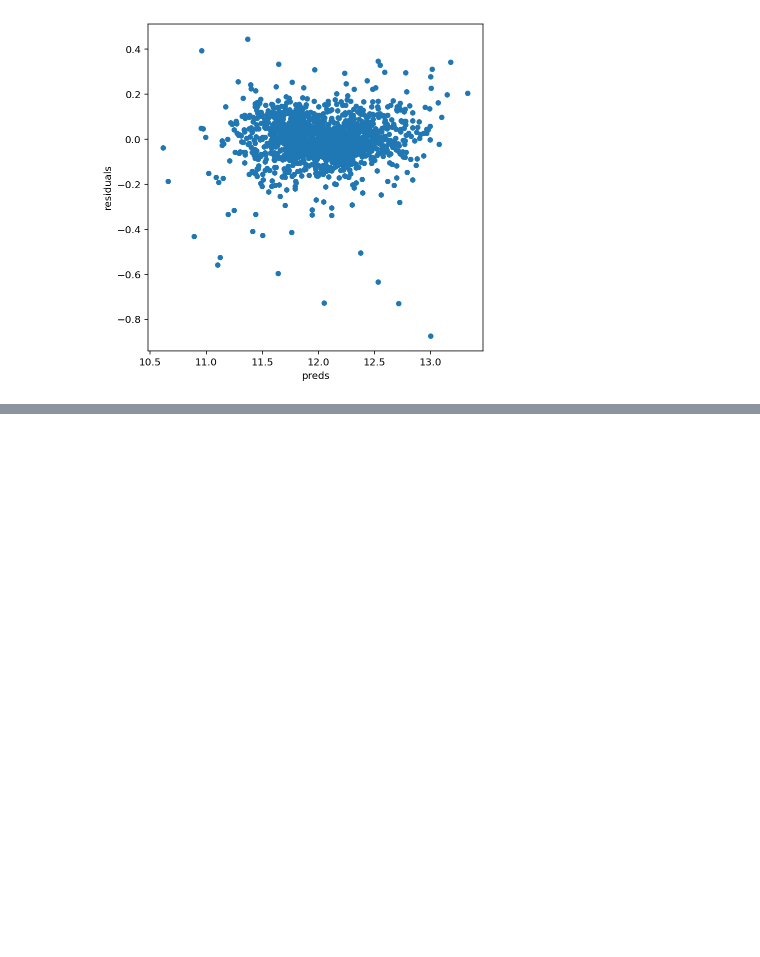
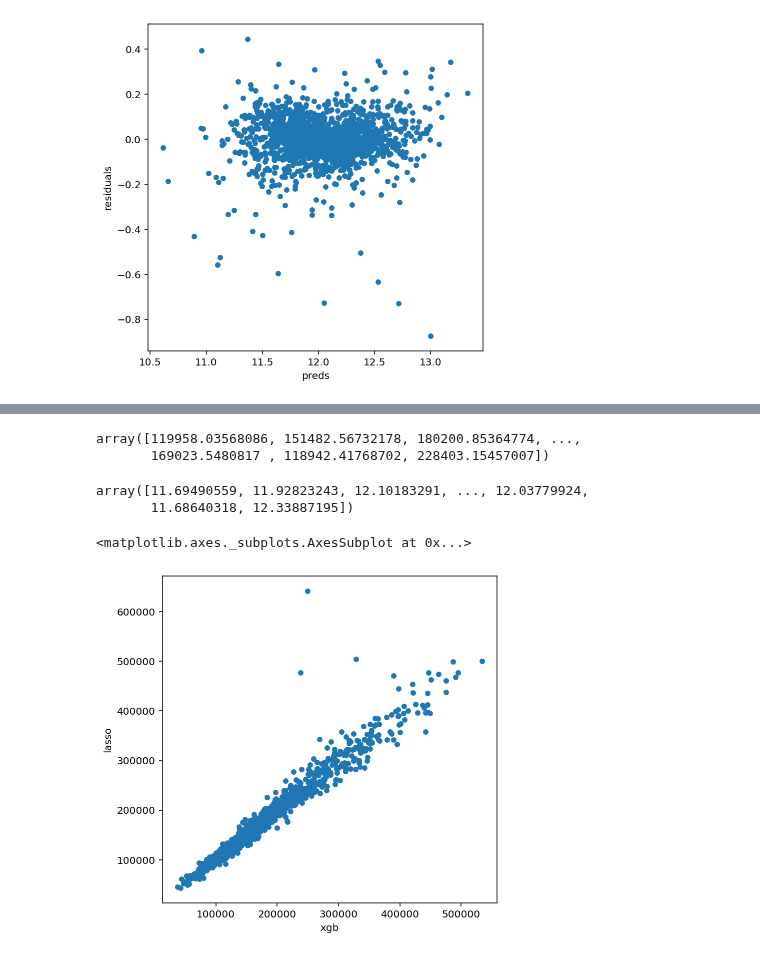
Before and after one commit to kaushikabhishek87/Kaggle_datascience, a Jupyter notebook: Regularized_Linear_Models.ipynb, the cells around one changed output, grey strips where cells are left out. Saved outputs shown, nothing was run; the diff lists cells and outputs as text; code cells hidden in the pictures; blank space fills up the shorter version.

```diff
--- a/Regularized_Linear_Models.ipynb
+++ b/Regularized_Linear_Models.ipynb
@@ -128,0 +144,4 @@ preds.plot(x = 'preds', y = 'residuals', kind = 'scatter')
+# %%
+model_xgb = xgb.XGBRegressor(n_estimators=360, max_depth=2, learning_rate=0.1)
+
+model_xgb.fit(X_train, y)
@@ -128,0 +151,19 @@ preds.plot(x = 'preds', y = 'residuals', kind = 'scatter')
+# %%
+xgb_peds = np.expm1(model_xgb.predict(X_test))
+lass_preds = np.expm1(model_lasso.predict(X_test))
+# %%
+lass_preds
+# %% [output]
+array([119958.03568086, 151482.56732178, 180200.85364774, ...,
+       169023.5480817 , 118942.41768702, 228403.15457007])
+# %%
+model_lasso.predict(X_test)
+# %% [output]
+array([11.69490559, 11.92823243, 12.10183291, ..., 12.03779924,
+       11.68640318, 12.33887195])
+# %%
+predictions = pd.DataFrame({'xgb':xgb_peds, 'lasso':lass_preds})
+predictions.plot(x='xgb', y='lasso', kind='scatter')
+# %% [output]
+<matplotlib.axes._subplots.AxesSubplot at 0x...>
+[figure, added]
```
Also changed, not shown: parts of 6 cells of this notebook.
